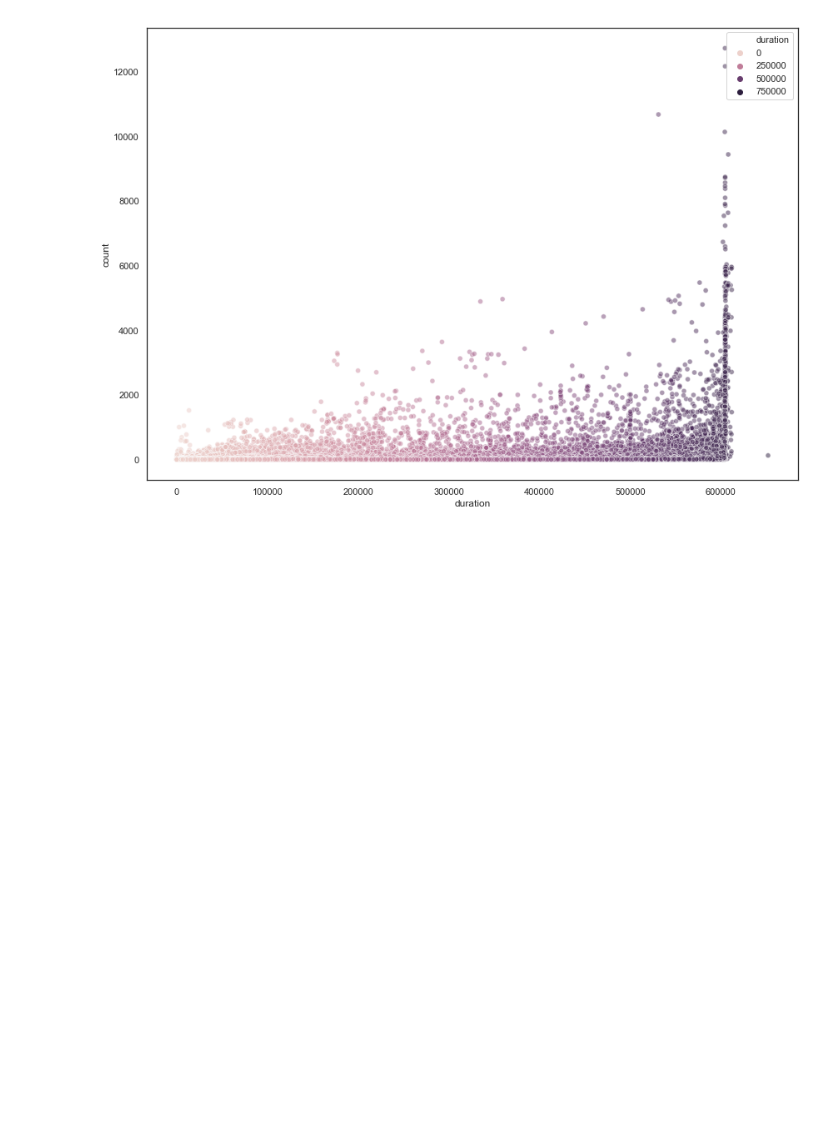
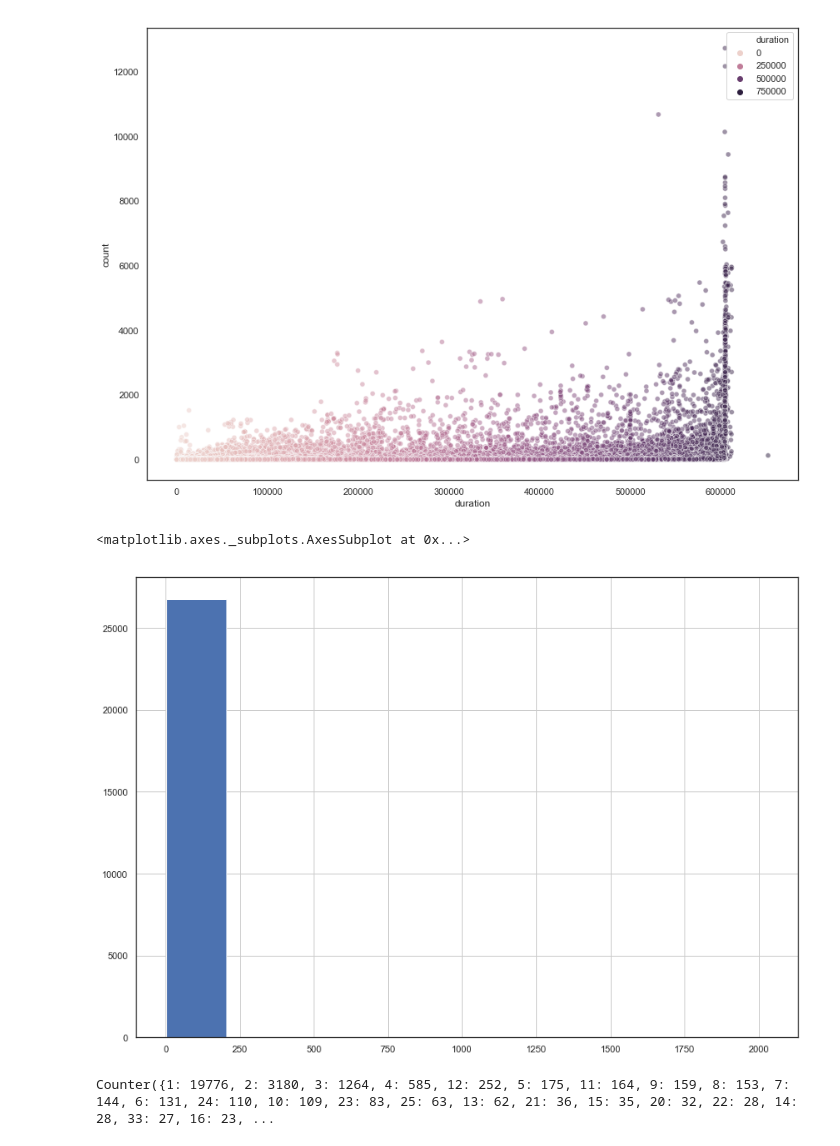
Before and after one commit to CESNET/SECT, a Jupyter notebook: notebooks/temporal_event_clustering.ipynb, the cells around one changed output. Saved outputs shown, nothing was run; the diff lists cells and outputs as text; code cells hidden in the pictures; blank space fills up the shorter version.

```diff
--- a/notebooks/temporat_event_clustering.ipynb
+++ b/notebooks/temporal_event_clustering.ipynb
@@ -73,3 +81,26 @@ sns.scatterplot(data=ipf,hue='duration',x='duration',y='count', alpha=0.5)
 # %% [output]
 <matplotlib.axes._subplots.AxesSubplot at 0x...>
 [figure]
+# %%
+
+#A = pd.DataFrame(columns=('ip', 'origin', 'type', 'time'))
+A=pd.DataFrame.from_csv('../data/2019-03-11.idea_pd.csv',header=0)
+A.shape
+sf= datetime.datetime.fromisoformat('2019-03-11 10:00:00').timestamp()
+st= datetime.datetime.fromisoformat('2019-03-11 11:00:00').timestamp()
+# %%
+B = A[A['time']<st]
+B = B[B['time']>=sf]
+# %%
+C=B.groupby('ip').count()['time']
+# %% [output]
+<matplotlib.axes._subplots.AxesSubplot at 0x...>
+[figure, added]
+# %%
+from collections import Counter
+c=Counter()
+for idx, val in C.iteritems():
+    c[val] += 1
+print(c)
+# %% [output]
+Counter({1: 19776, 2: 3180, 3: 1264, 4: 585, 12: 252, 5: 175, 11: 164, 9: 159, 8: 153, 7: 144, 6: 131, 24: 110, 10: 109, 23: 83, 25: 63, 13: 62, 21: 36, 15: 35, 20: 32, 22: 28, 14: 28, 33: 27, 16: 23, ...
```
Also changed, not shown: parts of 5 cells of this notebook, 5 other files.
